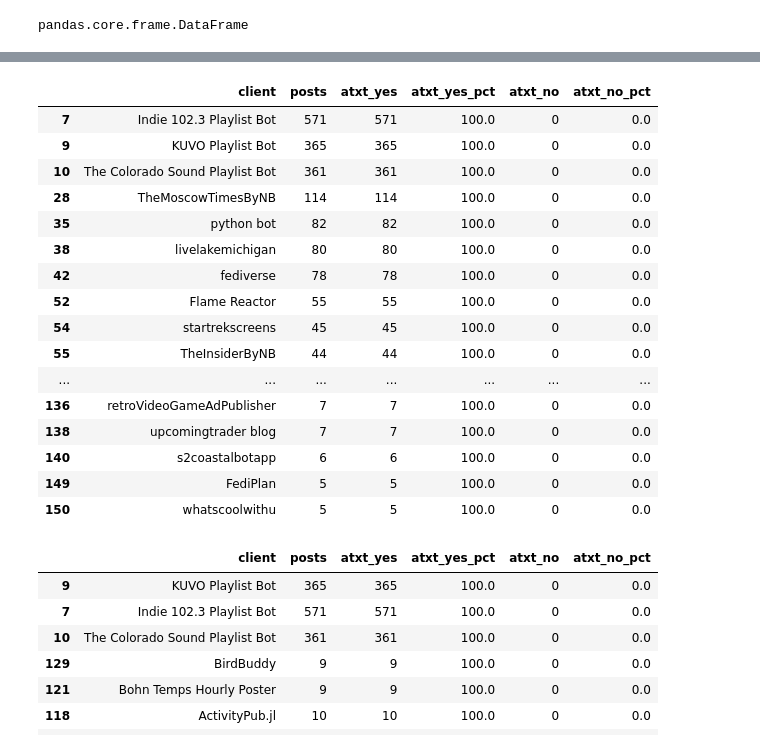
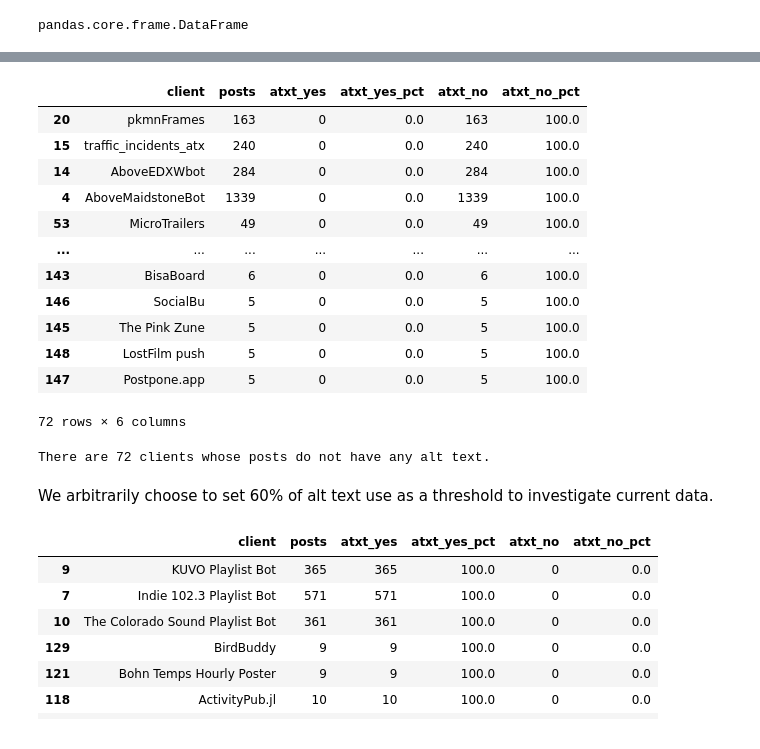
Before and after one commit to alterism/mastodon-alt-text, a Jupyter notebook: introduction_data_science_project.ipynb, the cells around one changed output, grey strips where cells are left out. Saved outputs shown, nothing was run; the diff lists cells and outputs as text; code cells hidden in the pictures.

```diff
--- a/introduction_data_science_project.ipynb
+++ b/introduction_data_science_project.ipynb
@@ -390,7 +399,5 @@ type(cl_more_post)
 # %% [output]
 pandas.core.frame.DataFrame
 # %%
-#Review statistics
-cl_more_post.describe()# Sort the data frame from the clients that have highest counts of having alt text in their images.
-cl_more_post_sort = cl_more_post.sort_values('atxt_yes_pct', ascending=False)
-cl_more_post_sort
+# Sort the data frame from the clients with the highest percentage of alt text use
+cl_more_post = cl_more_post.sort_values('atxt_yes_pct', ascending=False)
@@ -411,23 +404,25 @@ cl_more_post_sort
 # %%
-#How many and which are the clients that have zero alt text in their images
-clients_zero_alttext = cl_more_post[cl_more_post['atxt_no'] == 0]
-clients_zero_alttext
+# How many and which are the clients that do not have alt text in their images
+no_atxt_cl_more = cl_more_post[cl_more_post['atxt_yes'] == 0]
+no_atxt_cl_more
 # %% [output]
 |  | client | posts | atxt_yes | atxt_yes_pct | atxt_no | atxt_no_pct |
-| 7 | Indie 102.3 Playlist Bot | 571 | 571 | 100.0 | 0 | 0.0 |
-| 9 | KUVO Playlist Bot | 365 | 365 | 100.0 | 0 | 0.0 |
-| 10 | The Colorado Sound Playlist Bot | 361 | 361 | 100.0 | 0 | 0.0 |
-| 28 | TheMoscowTimesByNB | 114 | 114 | 100.0 | 0 | 0.0 |
-| 35 | python bot | 82 | 82 | 100.0 | 0 | 0.0 |
-| 38 | livelakemichigan | 80 | 80 | 100.0 | 0 | 0.0 |
-| 42 | fediverse | 78 | 78 | 100.0 | 0 | 0.0 |
-| 52 | Flame Reactor | 55 | 55 | 100.0 | 0 | 0.0 |
-| 54 | startrekscreens | 45 | 45 | 100.0 | 0 | 0.0 |
-| 55 | TheInsiderByNB | 44 | 44 | 100.0 | 0 | 0.0 |
+| 20 | pkmnFrames | 163 | 0 | 0.0 | 163 | 100.0 |
+| 15 | traffic_incidents_atx | 240 | 0 | 0.0 | 240 | 100.0 |
+| 14 | AboveEDXWbot | 284 | 0 | 0.0 | 284 | 100.0 |
+| 4 | AboveMaidstoneBot | 1339 | 0 | 0.0 | 1339 | 100.0 |
+| 53 | MicroTrailers | 49 | 0 | 0.0 | 49 | 100.0 |
 | ... | ... | ... | ... | ... | ... | ... |
-| 136 | retroVideoGameAdPublisher | 7 | 7 | 100.0 | 0 | 0.0 |
-| 138 | upcomingtrader blog | 7 | 7 | 100.0 | 0 | 0.0 |
-| 140 | s2coastalbotapp | 6 | 6 | 100.0 | 0 | 0.0 |
-| 149 | FediPlan | 5 | 5 | 100.0 | 0 | 0.0 |
-| 150 | whatscoolwithu | 5 | 5 | 100.0 | 0 | 0.0 |
+| 143 | BisaBoard | 6 | 0 | 0.0 | 6 | 100.0 |
+| 146 | SocialBu | 5 | 0 | 0.0 | 5 | 100.0 |
+| 145 | The Pink Zune | 5 | 0 | 0.0 | 5 | 100.0 |
+| 148 | LostFilm push | 5 | 0 | 0.0 | 5 | 100.0 |
+| 147 | Postpone.app | 5 | 0 | 0.0 | 5 | 100.0 |
+72 rows × 6 columns
+# %%
+print(f'There are {len(no_atxt_cl_more)} clients whose posts do not have any alt text.')
+# %% [output]
+There are 72 clients whose posts do not have any alt text.
+# %% [markdown]
+We arbitrarily choose to set 60% of alt text use as a threshold to investigate current data.
 # %%
```
Also changed, not shown: parts of 13 cells of this notebook.
